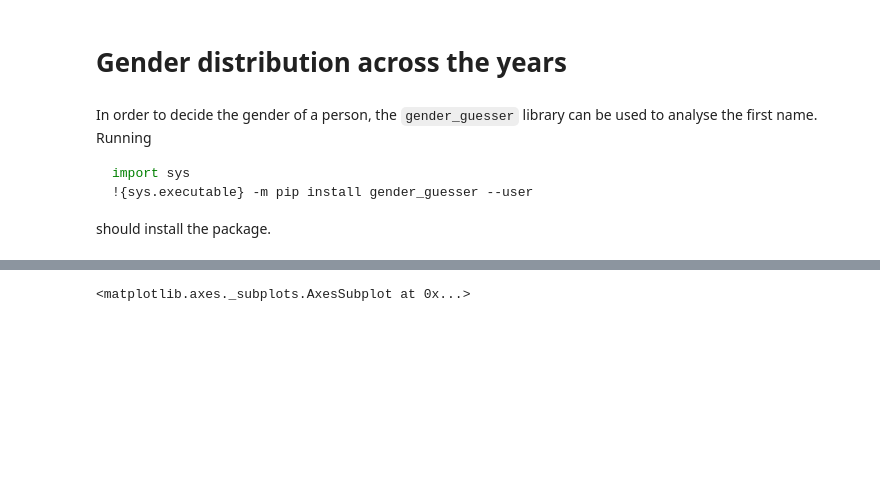
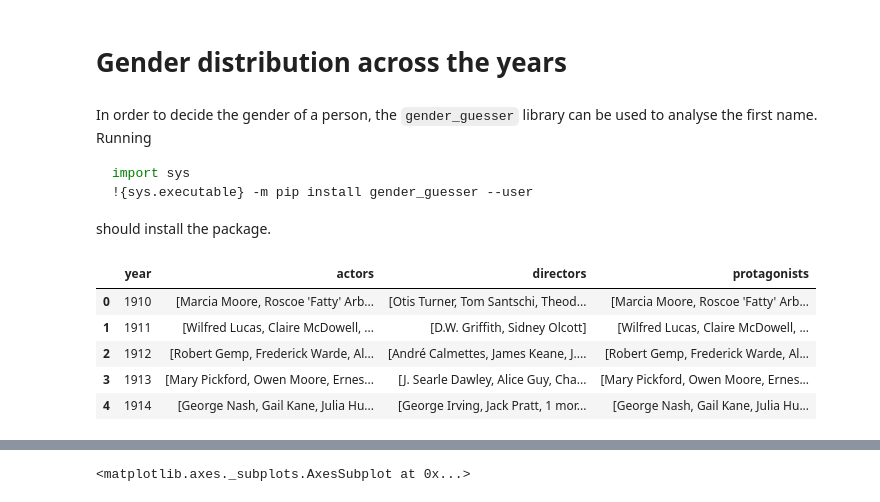
Before and after one commit to pindri/DV_exam, a Jupyter notebook: gender_notebook.ipynb, the cells around one changed output, grey strips where cells are left out. Saved outputs shown, nothing was run; the diff lists cells and outputs as text; code cells hidden in the pictures; blank space fills up the shorter version.

```diff
--- a/gender_notebook.ipynb
+++ b/gender_notebook.ipynb
@@ -25,5 +34,14 @@ df = df.groupby('year', as_index = False).agg({'actors':'sum', 'directors':'sum'
 
 # 2019 has very few entries, drop that row.
 df = df[df['year'] != 2019]
+# %%
+df.head()
+# %% [output]
+|  | year | actors | directors | protagonists |
+| 0 | 1910 | [Marcia Moore, Roscoe 'Fatty' Arb... | [Otis Turner, Tom Santschi, Theod... | [Marcia Moore, Roscoe 'Fatty' Arb... |
+| 1 | 1911 | [Wilfred Lucas, Claire McDowell, ... | [D.W. Griffith, Sidney Olcott] | [Wilfred Lucas, Claire McDowell, ... |
+| 2 | 1912 | [Robert Gemp, Frederick Warde, Al... | [André Calmettes, James Keane, J.... | [Robert Gemp, Frederick Warde, Al... |
+| 3 | 1913 | [Mary Pickford, Owen Moore, Ernes... | [J. Searle Dawley, Alice Guy, Cha... | [Mary Pickford, Owen Moore, Ernes... |
+| 4 | 1914 | [George Nash, Gail Kane, Julia Hu... | [George Irving, Jack Pratt, 1 mor... | [George Nash, Gail Kane, Julia Hu... |
 # %%
 def malePercentage(row, column_name):
```
Also changed, not shown: parts of 8 cells of this notebook.
